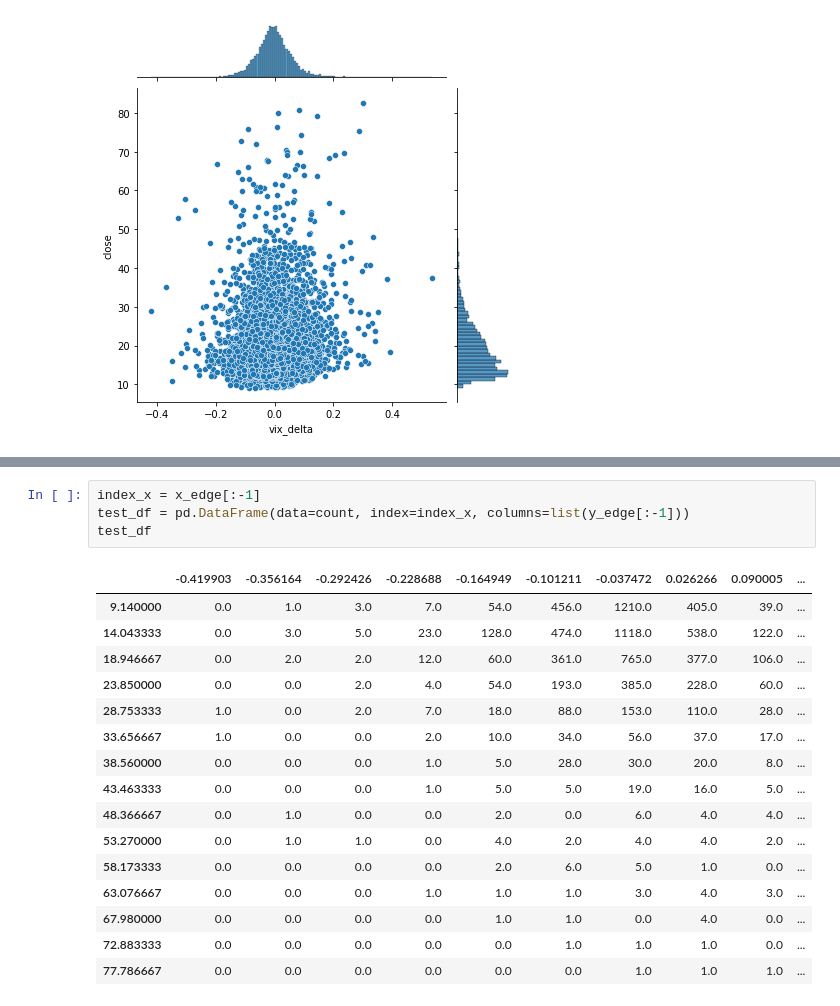
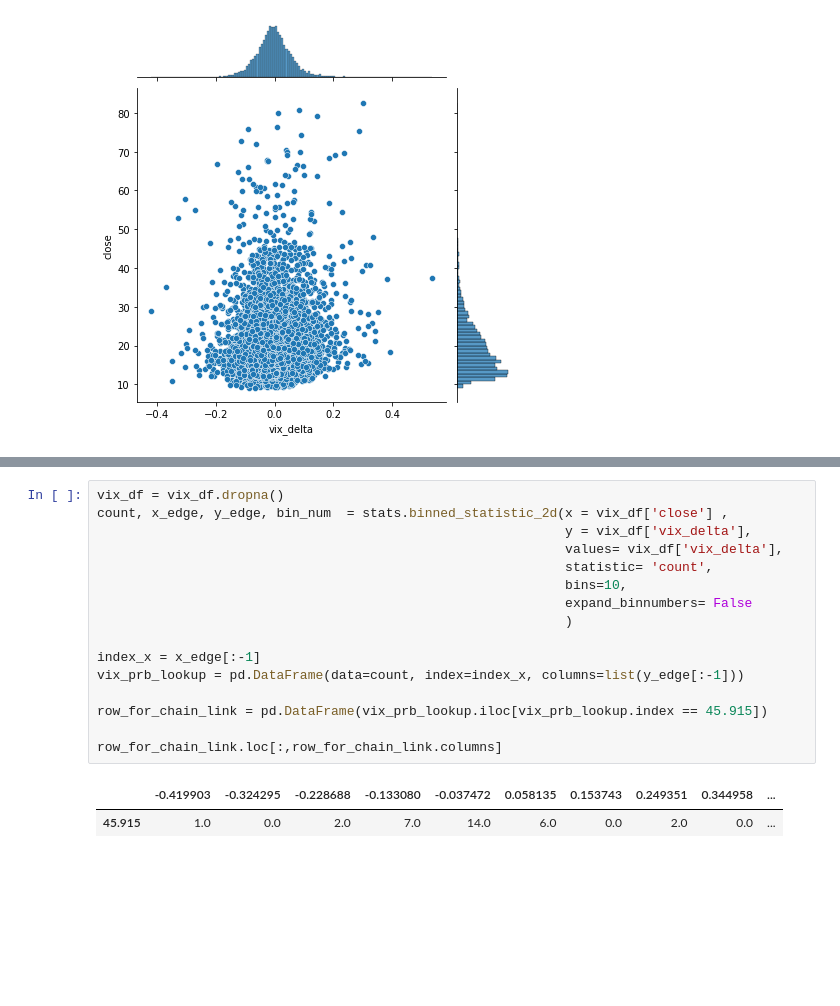
Before and after one commit to JoeHGeoghegan/VIX_Timing_The_Market, a Jupyter notebook: Notebooks/Laramie.ipynb, the cells around one changed output, grey strips where cells are left out. Saved outputs shown, nothing was run; the diff lists cells and outputs as text; blank space fills up the shorter version.

```diff
--- a/Notebooks/Laramie.ipynb
+++ b/Notebooks/Laramie.ipynb
@@ -319,22 +307,20 @@ count, x_edge, y_edge, bin_num  = stats.binned_statistic_2d(x = vix_df['close']
-# %%
-index_x = x_edge[:-1]
-test_df = pd.DataFrame(data=count, index=index_x, columns=list(y_edge[:-1]))
-test_df
-# %% [output]
-|  | -0.419903 | -0.356164 | -0.292426 | -0.228688 | -0.164949 | -0.101211 | -0.037472 | 0.026266 | 0.090005 | ... |
-| 9.140000 | 0.0 | 1.0 | 3.0 | 7.0 | 54.0 | 456.0 | 1210.0 | 405.0 | 39.0 | ... |
-| 14.043333 | 0.0 | 3.0 | 5.0 | 23.0 | 128.0 | 474.0 | 1118.0 | 538.0 | 122.0 | ... |
-| 18.946667 | 0.0 | 2.0 | 2.0 | 12.0 | 60.0 | 361.0 | 765.0 | 377.0 | 106.0 | ... |
-| 23.850000 | 0.0 | 0.0 | 2.0 | 4.0 | 54.0 | 193.0 | 385.0 | 228.0 | 60.0 | ... |
-| 28.753333 | 1.0 | 0.0 | 2.0 | 7.0 | 18.0 | 88.0 | 153.0 | 110.0 | 28.0 | ... |
-| 33.656667 | 1.0 | 0.0 | 0.0 | 2.0 | 10.0 | 34.0 | 56.0 | 37.0 | 17.0 | ... |
-| 38.560000 | 0.0 | 0.0 | 0.0 | 1.0 | 5.0 | 28.0 | 30.0 | 20.0 | 8.0 | ... |
-| 43.463333 | 0.0 | 0.0 | 0.0 | 1.0 | 5.0 | 5.0 | 19.0 | 16.0 | 5.0 | ... |
-| 48.366667 | 0.0 | 1.0 | 0.0 | 0.0 | 2.0 | 0.0 | 6.0 | 4.0 | 4.0 | ... |
-| 53.270000 | 0.0 | 1.0 | 1.0 | 0.0 | 4.0 | 2.0 | 4.0 | 4.0 | 2.0 | ... |
-| 58.173333 | 0.0 | 0.0 | 0.0 | 0.0 | 2.0 | 6.0 | 5.0 | 1.0 | 0.0 | ... |
-| 63.076667 | 0.0 | 0.0 | 0.0 | 1.0 | 1.0 | 1.0 | 3.0 | 4.0 | 3.0 | ... |
-| 67.980000 | 0.0 | 0.0 | 0.0 | 0.0 | 1.0 | 1.0 | 0.0 | 4.0 | 0.0 | ... |
-| 72.883333 | 0.0 | 0.0 | 0.0 | 0.0 | 0.0 | 1.0 | 1.0 | 1.0 | 0.0 | ... |
-| 77.786667 | 0.0 | 0.0 | 0.0 | 0.0 | 0.0 | 0.0 | 1.0 | 1.0 | 1.0 | ... |
+# %%
+vix_df = vix_df.dropna()
+count, x_edge, y_edge, bin_num  = stats.binned_statistic_2d(x = vix_df['close'] ,
+                                                            y = vix_df['vix_delta'],
+                                                            values= vix_df['vix_delta'],
+                                                            statistic= 'count',
+                                                            bins=10,
+                                                            expand_binnumbers= False
+                                                            )
+
+index_x = x_edge[:-1]
+vix_prb_lookup = pd.DataFrame(data=count, index=index_x, columns=list(y_edge[:-1]))
+
+row_for_chain_link = pd.DataFrame(vix_prb_lookup.iloc[vix_prb_lookup.index == 45.915])
+
+row_for_chain_link.loc[:,row_for_chain_link.columns]
+# %% [output]
+|  | -0.419903 | -0.324295 | -0.228688 | -0.133080 | -0.037472 | 0.058135 | 0.153743 | 0.249351 | 0.344958 | ... |
+| 45.915 | 1.0 | 0.0 | 2.0 | 7.0 | 14.0 | 6.0 | 0.0 | 2.0 | 0.0 | ... |
 # %%
```
Also changed, not shown: parts of 11 cells of this notebook.
